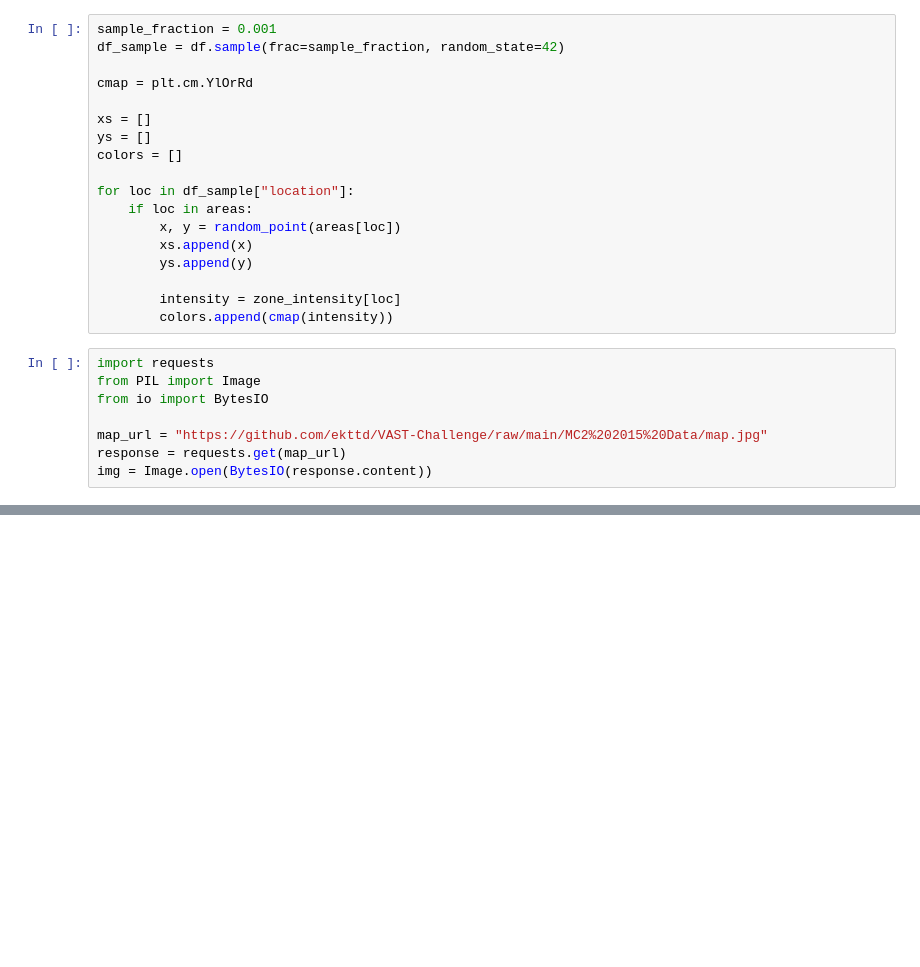
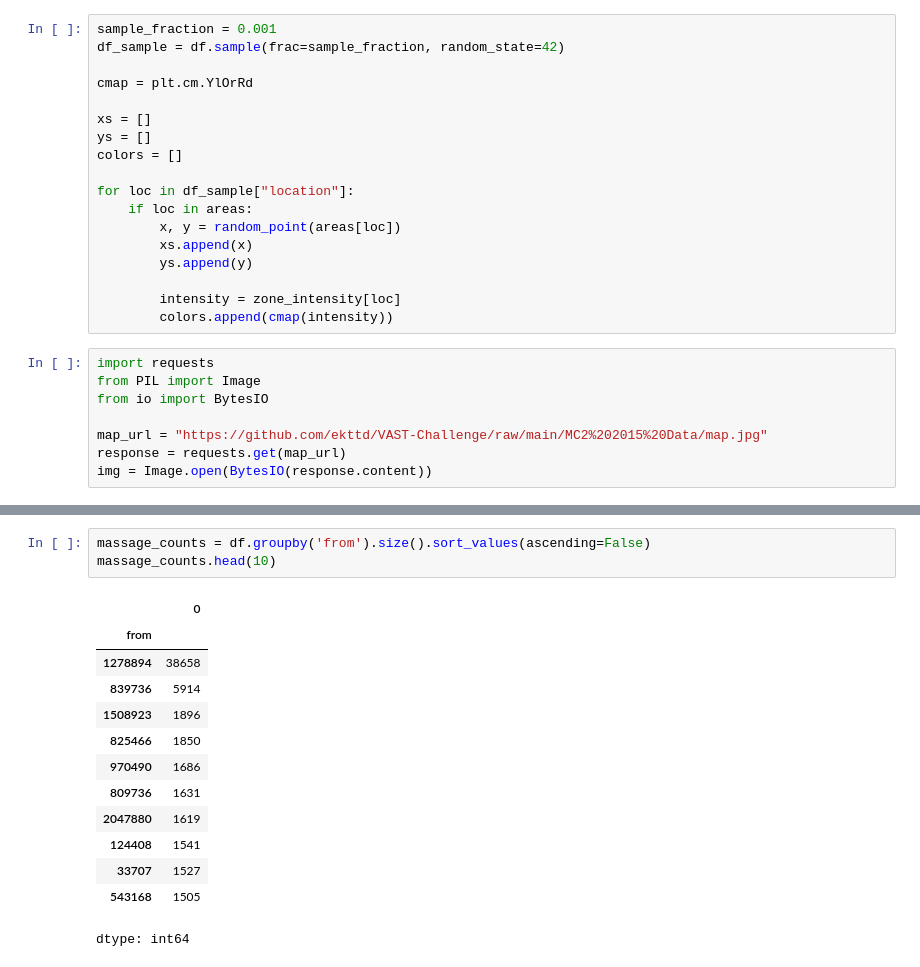
Before and after one commit to ekttd/VAST-Challenge, a Jupyter notebook: VAST_Challenge.ipynb, the cells around one changed output, grey strips where cells are left out. Cells and saved outputs as stored; diff of their text form; blank space fills up the shorter version.

```diff
--- a/VAST_Challenge.ipynb
+++ b/VAST_Challenge.ipynb
@@ -245,0 +253,17 @@ plt.show()
+# %%
+massage_counts = df.groupby('from').size().sort_values(ascending=False)
+massage_counts.head(10)
+# %% [output]
+|  | 0 |
+| from |  |
+| 1278894 | 38658 |
+| 839736 | 5914 |
+| 1508923 | 1896 |
+| 825466 | 1850 |
+| 970490 | 1686 |
+| 809736 | 1631 |
+| 2047880 | 1619 |
+| 124408 | 1541 |
+| 33707 | 1527 |
+| 543168 | 1505 |
+dtype: int64
```
Also changed, not shown: parts of 3 cells of this notebook.
